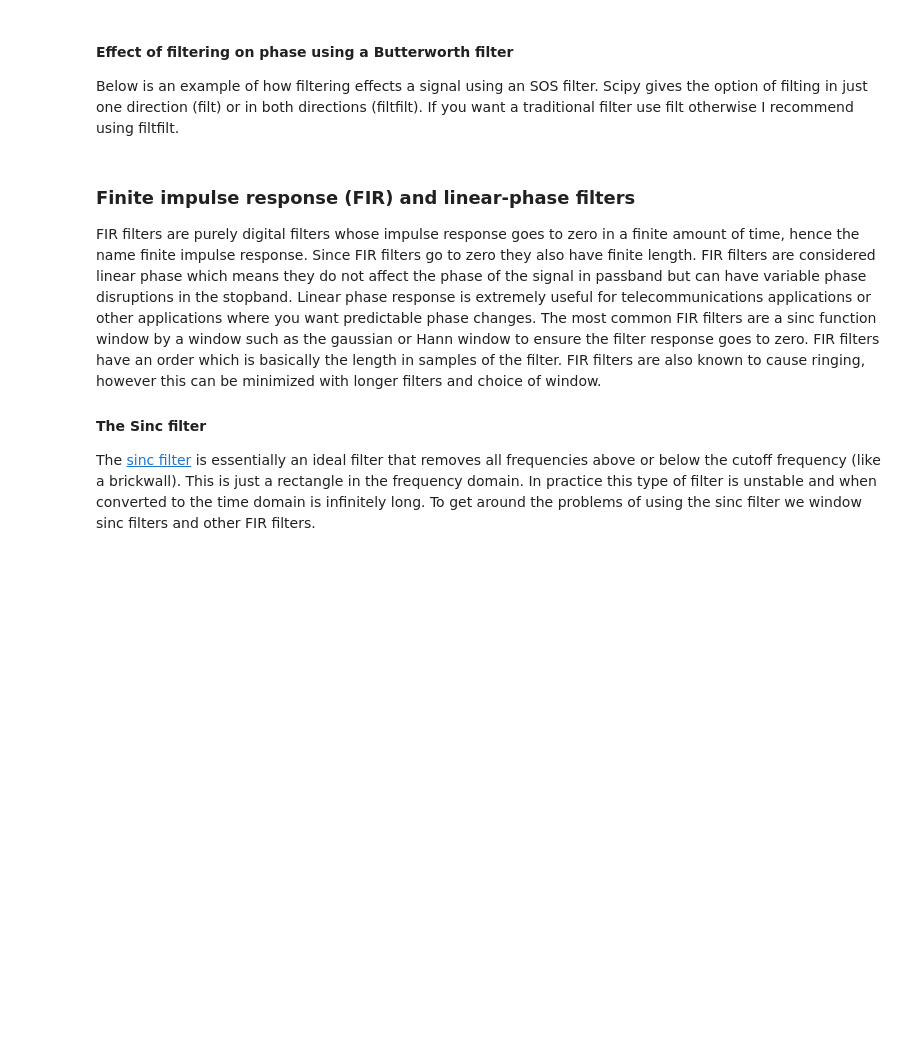
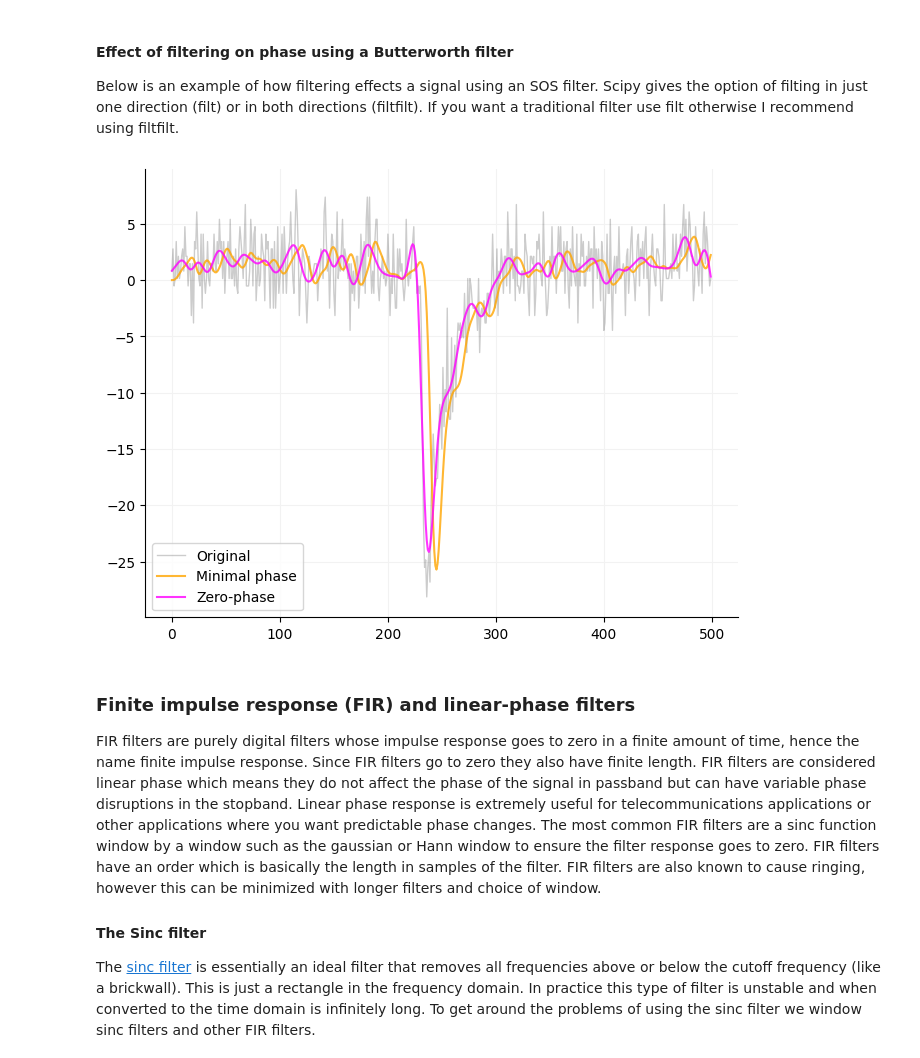
Before and after one commit to LarsHenrikNelson/PatchClampHandbook, a Jupyter notebook: nb/signal_processing.ipynb, the cells around one changed output. Cells and saved outputs as stored; diff of their text form; code cells hidden in the pictures; blank space fills up the shorter version.

```diff
--- a/nb/signal_processing.ipynb
+++ b/nb/signal_processing.ipynb
@@ -188,16 +204,18 @@ Below is an example of how filtering effects a signal using an SOS filter. Scipy
 # %%
 array1 = mepsc[2750:3250].copy()
 array1 -= array1.mean()
-high = signal.butter(4, [600], btype="lowpass", output="sos", fs=10000)
+high = signal.butter(4, 600, btype="lowpass", output="sos", fs=10000)
 single = signal.sosfilt(high, array1)
 double = signal.sosfiltfilt(high, array1)
 x = np.arange(single.size)
 fig, ax = plt.subplots(constrained_layout=True)
 ax.plot(x, array1, color="black", linewidth=1, alpha=0.2, label="Original")
 ax.plot(x, single, color="orange", alpha=0.8, label="Minimal phase")
 ax.plot(x, double, color="magenta", alpha=0.8, label="Zero-phase")
 _ = ax.legend()
 format_ax(ax)
+# %% [output]
+[figure, added]
 # %% [markdown]
 ### Finite impulse response (FIR) and linear-phase filters
 FIR filters are purely digital filters whose impulse response goes to zero in a finite amount of time, hence the name finite impulse response. Since FIR filters go to zero they also have finite length. FIR filters are considered linear phase which means they do not affect the phase of the signal in passband but can have variable phase disruptions in the stopband. Linear phase response is extremely useful for telecommunications applications or other applications where you want predictable phase changes. The most common FIR filters are a sinc function window by a window such as the gaussian or Hann window to ensure the filter response goes to zero. FIR filters have an order which is basically the length in samples of the filter. FIR filters are also known to cause ringing, however this can be minimized with longer filters and choice of window.
```
Also changed, not shown: parts of 11 cells of this notebook.
